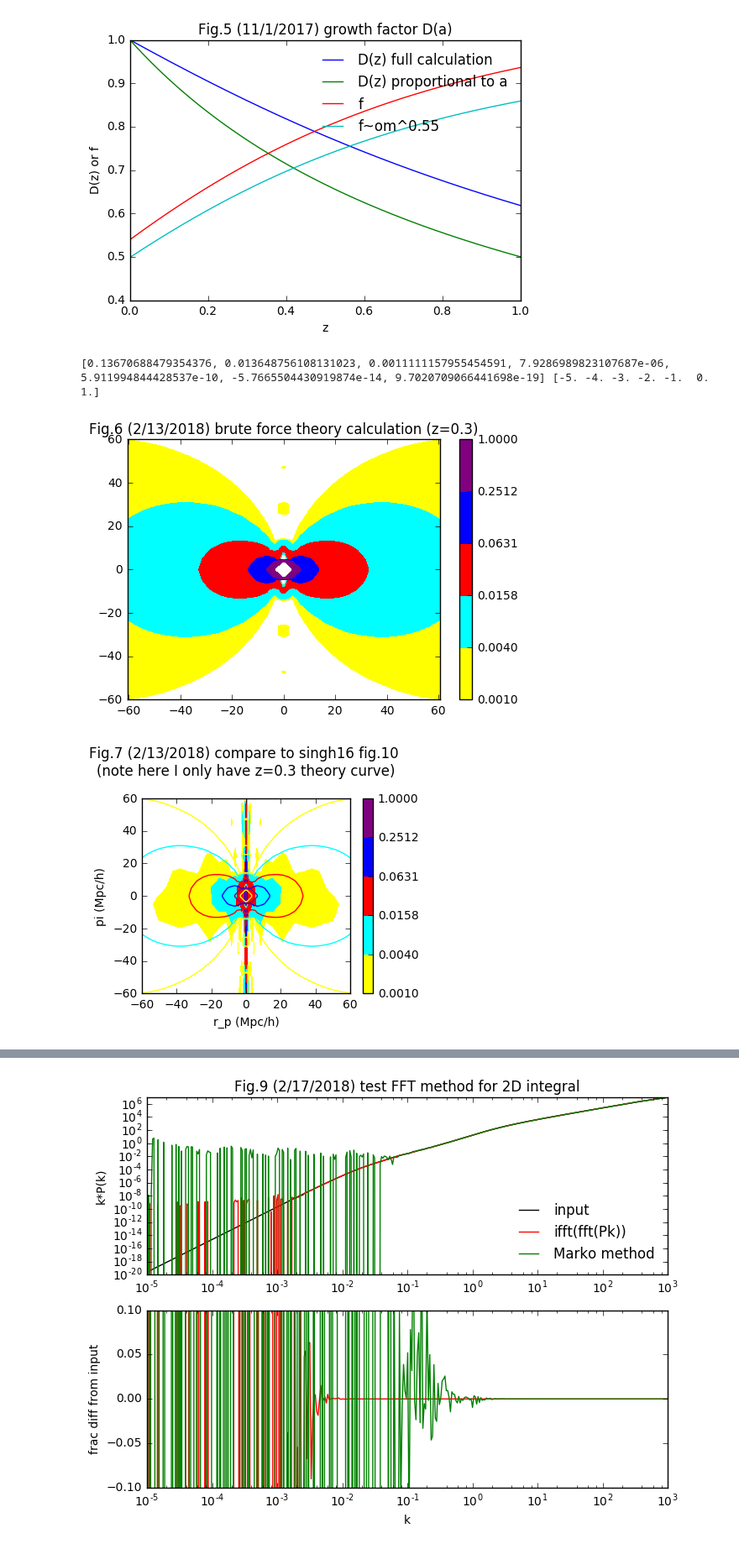
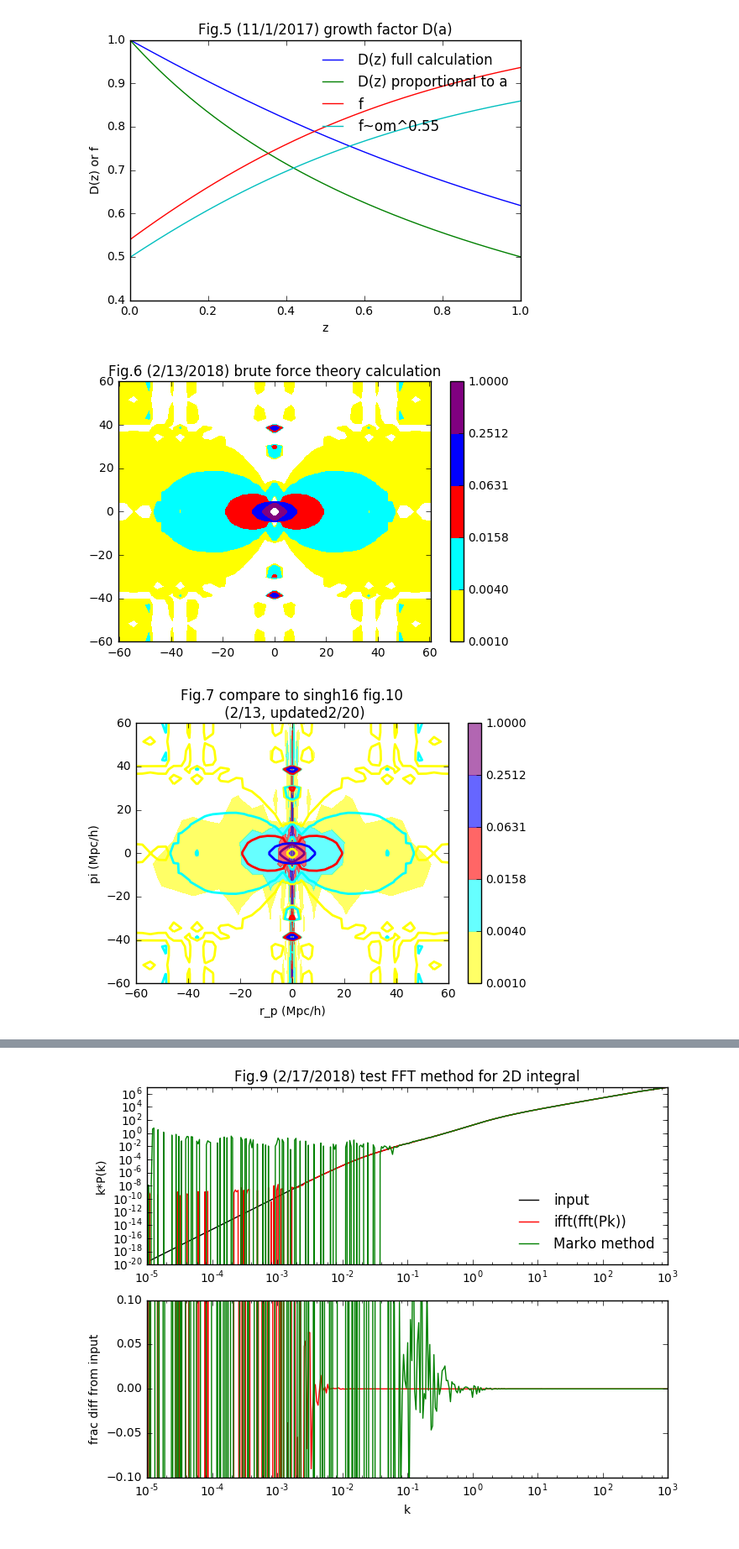
Before and after one commit to liuxx479/gplus, a Jupyter notebook: lowz.ipynb, the cells around one changed output, grey strips where cells are left out. Shown at 84% size. Drawn from its saved outputs; the diff is of its cells as text; code cells hidden in the pictures.

```diff
--- a/lowz.ipynb
+++ b/lowz.ipynb
@@ -155,9 +155,7 @@ show()
 # %% [output]
 [figure]
 # %%
-irp=10
-iPI=10
-kz_arr = [xi_gp(ikz,-3,0.25,irp,iPI) for ikz in linspace(-5,1,7)]
-print kz_arr,linspace(-5,1,7)
+#irp=10
+#iPI=10
+#kz_arr = [xi_gp(ikz,-3,0.25,irp,iPI) for ikz in linspace(-5,1,7)]
+#print kz_arr,linspace(-5,1,7)
-# %% [output]
-[0.13670688479354376, 0.013648756108131023, 0.0011111157955454591, 7.9286989823107687e-06, 5.911994844428537e-10, -5.7665504430919874e-14, 9.7020709066441698e-19] [-5. -4. -3. -2. -1.  0.  1.]
@@ -170,3 +162,20 @@ out=load('out.npy').reshape(21,15).T
+# %%
+rp_arr = linspace(0.5, 60.5, 21)
+Pi_arr = linspace(0.5, 60, 15)
+rppi_arr = [[irp, ipi] for irp in rp_arr for ipi in Pi_arr]
+
+C1rhoc = 0.0134 #C1*rho_crit
+bD = 1.77 #LOWZ measurement
+
+kabs = lambda kz, kp: sqrt(kz**2+kp**2)
+Ai=4.4
+const = Ai*bD*C1rhoc*om/2.0/pi**2
+
+z_arr = array([0.158, 0.216, 0.276, 0.340])
+dz = [(z_arr[1]-zmin)/2, (0.276-0.216)/2+(0.216-zmin)/2, (0.276-0.216)/2+(0.340-0.276)/2, (0.340-0.276)/2+zmax]
+out_redshifts=array([load('xi_z%.3f.npy'%(z_arr[ii]))*W(z_arr[ii])/Dinterp(z_arr[ii])*dz[ii] for ii in range(len(z_arr))])#.reshape(21,15).T
+out = sum(out_redshifts,axis=0)
+out*=const*0.6
 # %%
 rp_bins_theory = list(-rp_arr[::-1])+list(rp_arr)
 pi_bins_theory = list(-Pi_arr[::-1])+list(Pi_arr)
@@ -176,28 +185,27 @@ out_mirror[:15,21:]=out[::-1]
 out_mirror[15:,21:]=out
 out_mirror[:,:21]=out_mirror[:,21:][:,::-1]
 
-#imshow(out_mirror,interpolation='nearest')
-
+figure()
 CS1=contourf(rp_bins_theory, pi_bins_theory, out_mirror, bounds,colors=icolors)
-colorbar(CS)
-title('Fig.6 (2/13/2018) brute force theory calculation (z=0.3)')
+colorbar(CS1)
+title('Fig.6 (2/13/2018) brute force theory calculation')
 show()
 # %% [output]
-[figure, old version]
+[figure, new version]
 # %%
-f=figure(figsize=(4,3))
+f=figure(figsize=(6,4))
 ax=f.add_subplot(111)
-CS=ax.contourf(rp_bins2, pi_bins2, data_mean2, bounds,colors=icolors)
+CS=ax.contourf(rp_bins2, pi_bins2, data_mean2, bounds,colors=icolors,alpha=0.6)
 ax.set_ylim(-60,60)
+CS2=ax.contour(rp_bins_theory, pi_bins_theory, out_mirror, bounds,colors=icolors,linewidths=2,alpha=1)
 cbar = plt.colorbar(CS)
 ax.set_xlim(-60,60)
 ax.set_xlabel('r_p (Mpc/h)')
 ax.set_ylabel('pi (Mpc/h)')
-ax.contour(rp_bins_theory, pi_bins_theory, out_mirror, bounds,colors=icolors)
-ax.set_title('Fig.7 (2/13/2018) compare to singh16 fig.10 \n(note here I only have z=0.3 theory curve)\n')
+ax.set_title('Fig.7 compare to singh16 fig.10\n (2/13, updated2/20)')
 show()
 # %% [output]
-[figure, old version]
+[figure, new version]
 # %%
 C1rhoc = 0.0134 #C1*rho_crit
 bD = 1.77 #LOWZ measurement
```
Also changed, not shown: parts of 21 cells of this notebook.
